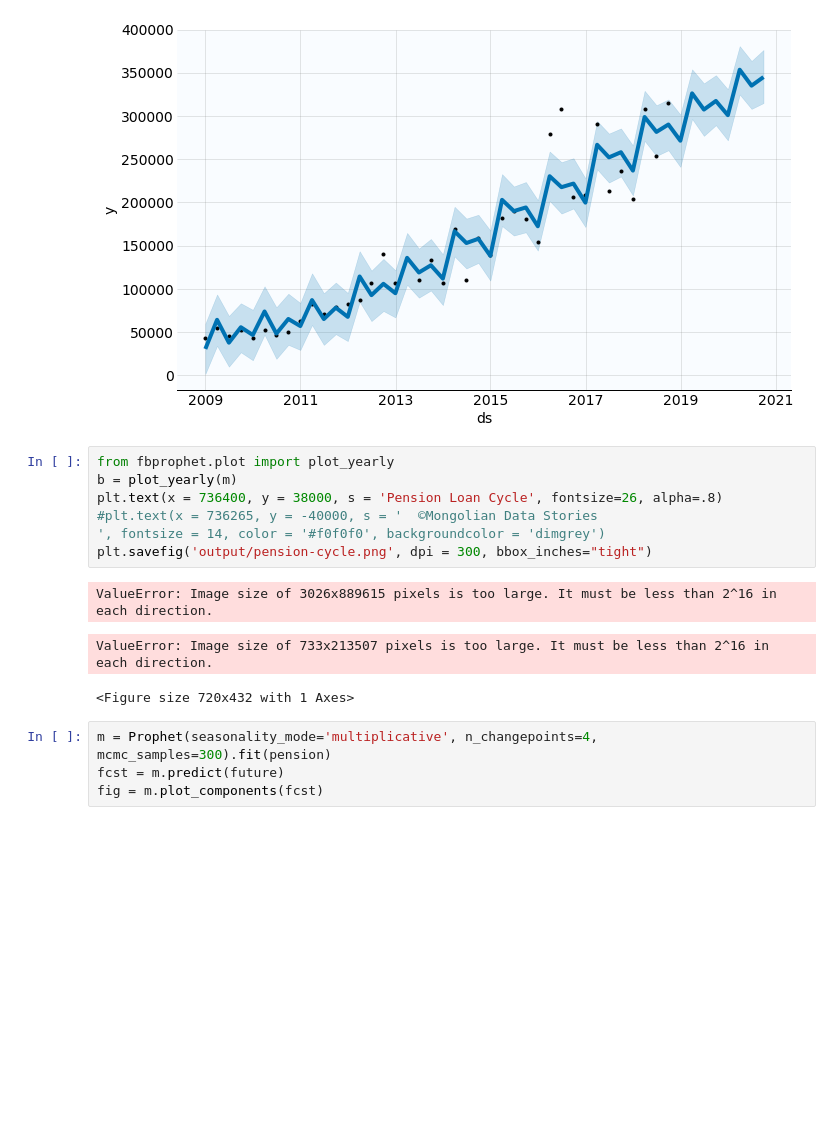
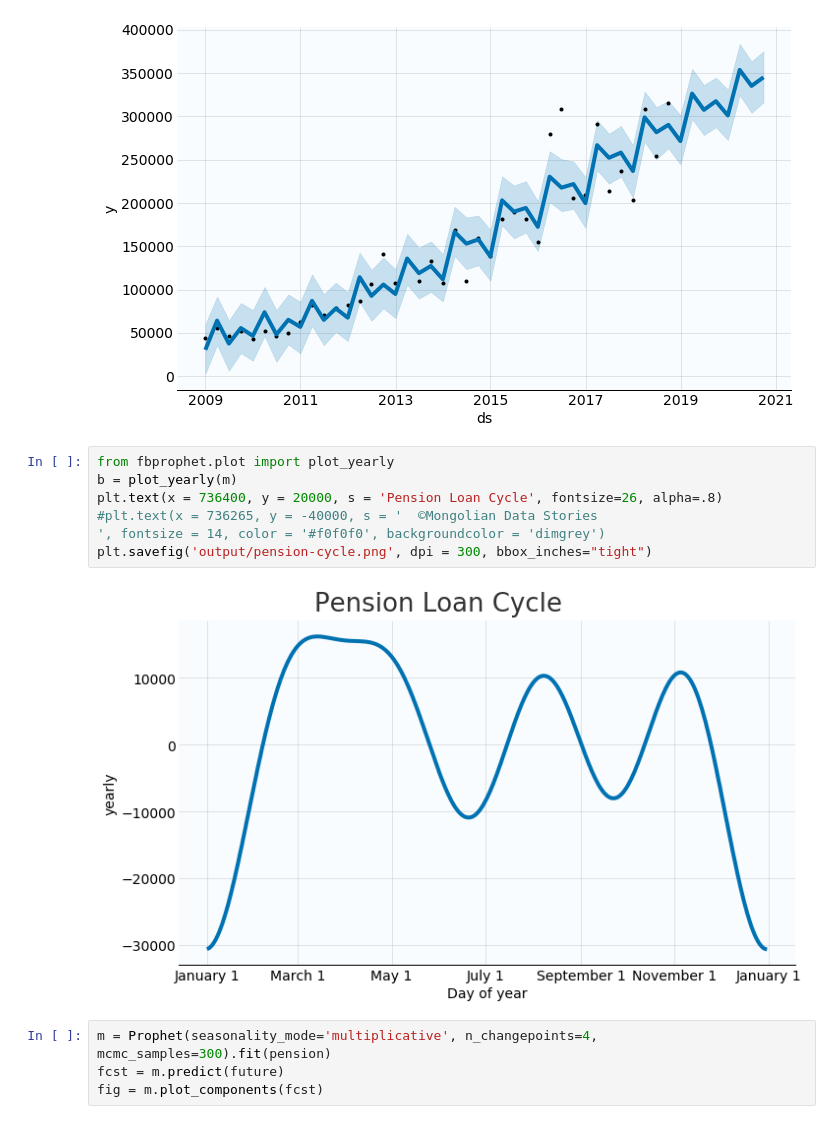
Before and after one commit to ugysteel/Mongolian-Data-Stories, a Jupyter notebook: Tsagaan Sar Loans/Tsagaan Sar Loan Analysis.ipynb, the cells around one changed output. Drawn from its saved outputs; the diff is of its cells as text; blank space fills up the shorter version.

```diff
--- a/Tsagaan Sar Loans/Tsagaan Sar Loan Analysis.ipynb
+++ b/Tsagaan Sar Loans/Tsagaan Sar Loan Analysis.ipynb
@@ -163,13 +163,11 @@ fig1 = m.plot(forecast)
 # %%
 from fbprophet.plot import plot_yearly
 b = plot_yearly(m)
-plt.text(x = 736400, y = 38000, s = 'Pension Loan Cycle', fontsize=26, alpha=.8)
+plt.text(x = 736400, y = 20000, s = 'Pension Loan Cycle', fontsize=26, alpha=.8)
 #plt.text(x = 736265, y = -40000, s = '  ©Mongolian Data Stories                                                                                                                      ', fontsize = 14, color = '#f0f0f0', backgroundcolor = 'dimgrey')
 plt.savefig('output/pension-cycle.png', dpi = 300, bbox_inches="tight")
 # %% [output]
-ValueError: Image size of 3026x889615 pixels is too large. It must be less than 2^16 in each direction.
-ValueError: Image size of 733x213507 pixels is too large. It must be less than 2^16 in each direction.
-<Figure size 720x432 with 1 Axes>
+[figure, added]
 # %%
 m = Prophet(seasonality_mode='multiplicative', n_changepoints=4, mcmc_samples=300).fit(pension)
 fcst = m.predict(future)
```
Also changed, not shown: parts of 1 cell of this notebook, 3 other files.
